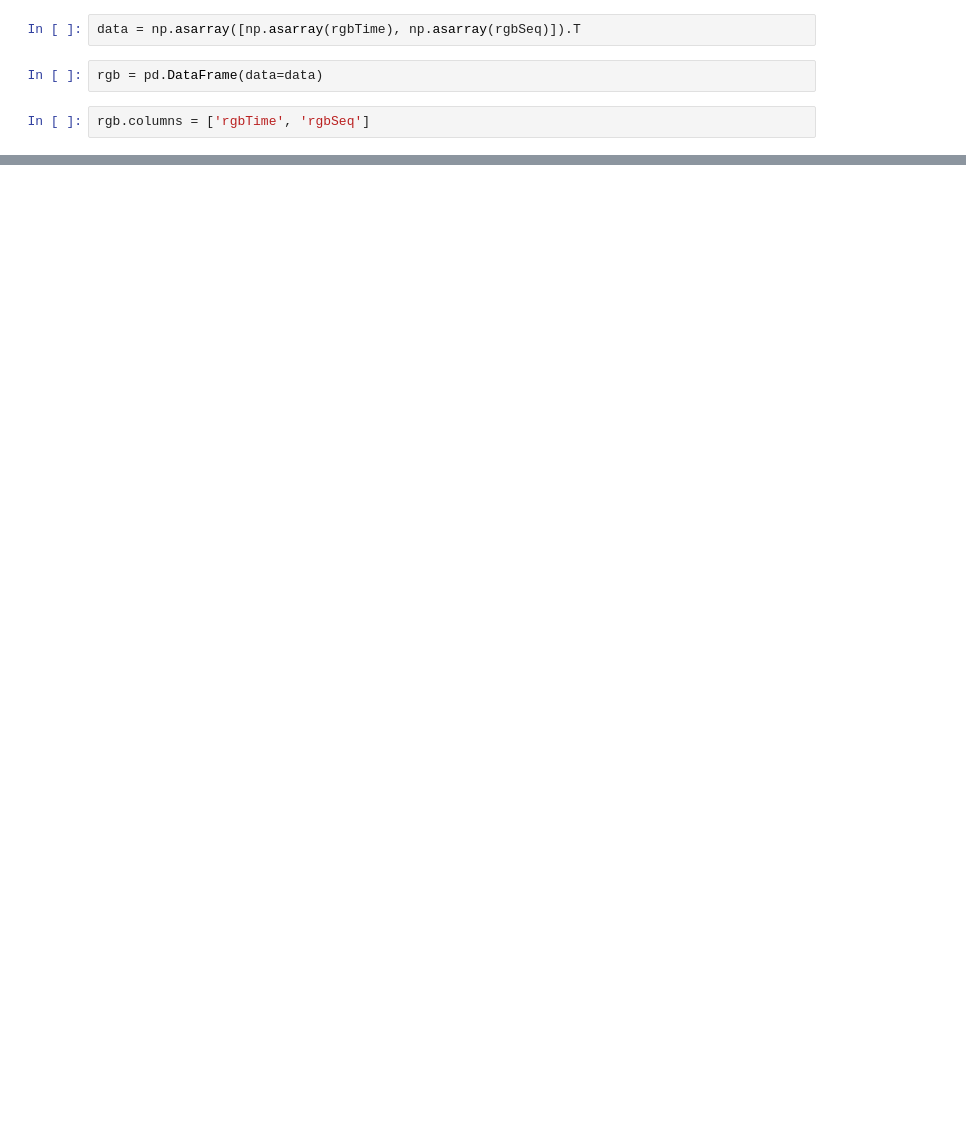
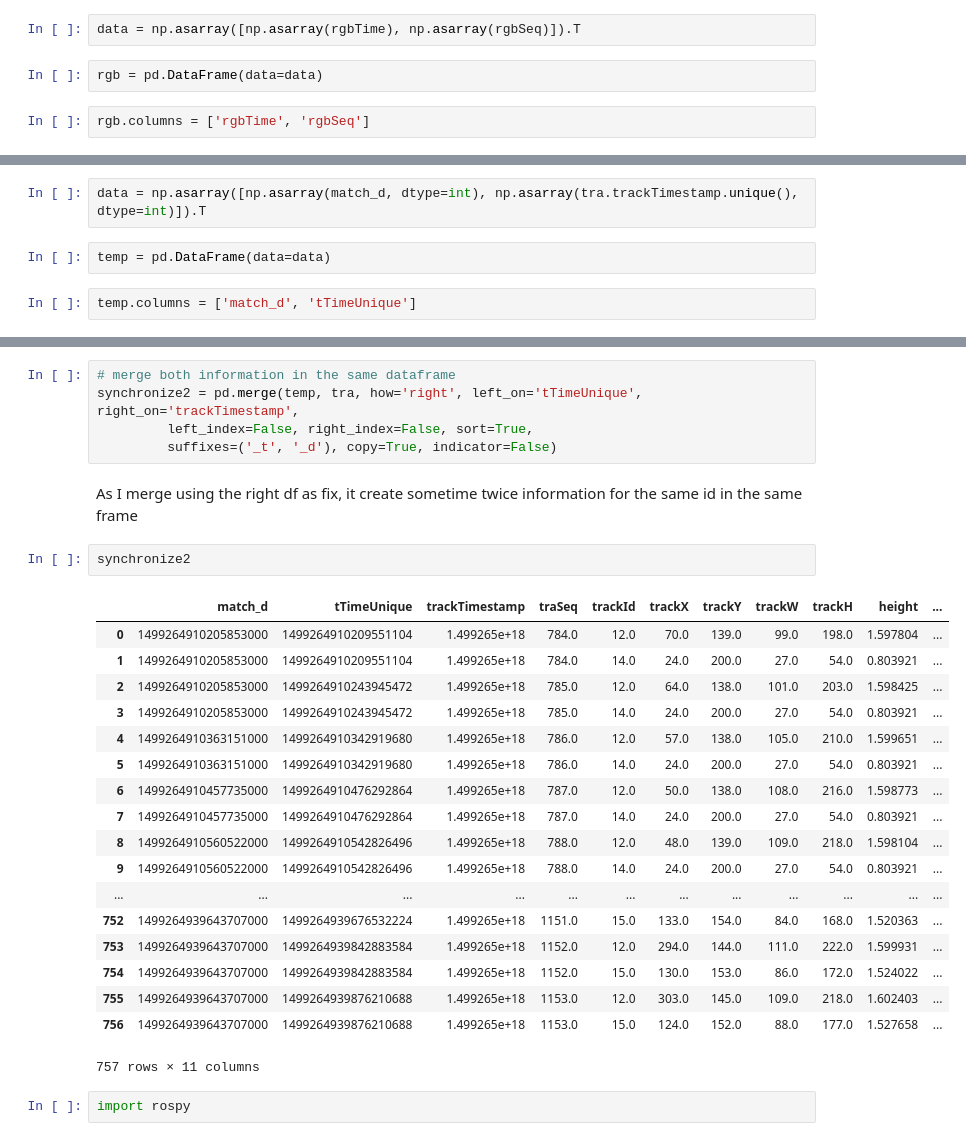
Before and after one commit to gbarrene/social_tracking, a Jupyter notebook: synchronization/Array_creation.ipynb, the cells around one changed output, grey strips where cells are left out. Cells and saved outputs as stored; diff of their text form; blank space fills up the shorter version.

```diff
--- a/synchronization/Array_creation.ipynb
+++ b/synchronization/Array_creation.ipynb
@@ -141,0 +230,6 @@ synchronize
+# %%
+data = np.asarray([np.asarray(match_d, dtype=int), np.asarray(tra.trackTimestamp.unique(), dtype=int)]).T
+# %%
+temp = pd.DataFrame(data=data)
+# %%
+temp.columns = ['match_d', 'tTimeUnique']
@@ -141,0 +257,30 @@ synchronize
+# %%
+# merge both information in the same dataframe
+synchronize2 = pd.merge(temp, tra, how='right', left_on='tTimeUnique', right_on='trackTimestamp',
+         left_index=False, right_index=False, sort=True,
+         suffixes=('_t', '_d'), copy=True, indicator=False)
+# %% [markdown]
+As I merge using the right df as fix, it create sometime twice information for the same id in the same frame
+# %%
+synchronize2
+# %% [output]
+|  | match_d | tTimeUnique | trackTimestamp | traSeq | trackId | trackX | trackY | trackW | trackH | height | ... |
+| 0 | 1499264910205853000 | 1499264910209551104 | 1.499265e+18 | 784.0 | 12.0 | 70.0 | 139.0 | 99.0 | 198.0 | 1.597804 | ... |
+| 1 | 1499264910205853000 | 1499264910209551104 | 1.499265e+18 | 784.0 | 14.0 | 24.0 | 200.0 | 27.0 | 54.0 | 0.803921 | ... |
+| 2 | 1499264910205853000 | 1499264910243945472 | 1.499265e+18 | 785.0 | 12.0 | 64.0 | 138.0 | 101.0 | 203.0 | 1.598425 | ... |
+| 3 | 1499264910205853000 | 1499264910243945472 | 1.499265e+18 | 785.0 | 14.0 | 24.0 | 200.0 | 27.0 | 54.0 | 0.803921 | ... |
+| 4 | 1499264910363151000 | 1499264910342919680 | 1.499265e+18 | 786.0 | 12.0 | 57.0 | 138.0 | 105.0 | 210.0 | 1.599651 | ... |
+| 5 | 1499264910363151000 | 1499264910342919680 | 1.499265e+18 | 786.0 | 14.0 | 24.0 | 200.0 | 27.0 | 54.0 | 0.803921 | ... |
+| 6 | 1499264910457735000 | 1499264910476292864 | 1.499265e+18 | 787.0 | 12.0 | 50.0 | 138.0 | 108.0 | 216.0 | 1.598773 | ... |
+| 7 | 1499264910457735000 | 1499264910476292864 | 1.499265e+18 | 787.0 | 14.0 | 24.0 | 200.0 | 27.0 | 54.0 | 0.803921 | ... |
+| 8 | 1499264910560522000 | 1499264910542826496 | 1.499265e+18 | 788.0 | 12.0 | 48.0 | 139.0 | 109.0 | 218.0 | 1.598104 | ... |
+| 9 | 1499264910560522000 | 1499264910542826496 | 1.499265e+18 | 788.0 | 14.0 | 24.0 | 200.0 | 27.0 | 54.0 | 0.803921 | ... |
+| ... | ... | ... | ... | ... | ... | ... | ... | ... | ... | ... | ... |
+| 752 | 1499264939643707000 | 1499264939676532224 | 1.499265e+18 | 1151.0 | 15.0 | 133.0 | 154.0 | 84.0 | 168.0 | 1.520363 | ... |
+| 753 | 1499264939643707000 | 1499264939842883584 | 1.499265e+18 | 1152.0 | 12.0 | 294.0 | 144.0 | 111.0 | 222.0 | 1.599931 | ... |
+| 754 | 1499264939643707000 | 1499264939842883584 | 1.499265e+18 | 1152.0 | 15.0 | 130.0 | 153.0 | 86.0 | 172.0 | 1.524022 | ... |
+| 755 | 1499264939643707000 | 1499264939876210688 | 1.499265e+18 | 1153.0 | 12.0 | 303.0 | 145.0 | 109.0 | 218.0 | 1.602403 | ... |
+| 756 | 1499264939643707000 | 1499264939876210688 | 1.499265e+18 | 1153.0 | 15.0 | 124.0 | 152.0 | 88.0 | 177.0 | 1.527658 | ... |
+757 rows × 11 columns
+# %%
+import rospy
```
Also changed, not shown: parts of 52 cells of this notebook, 4 other files.
